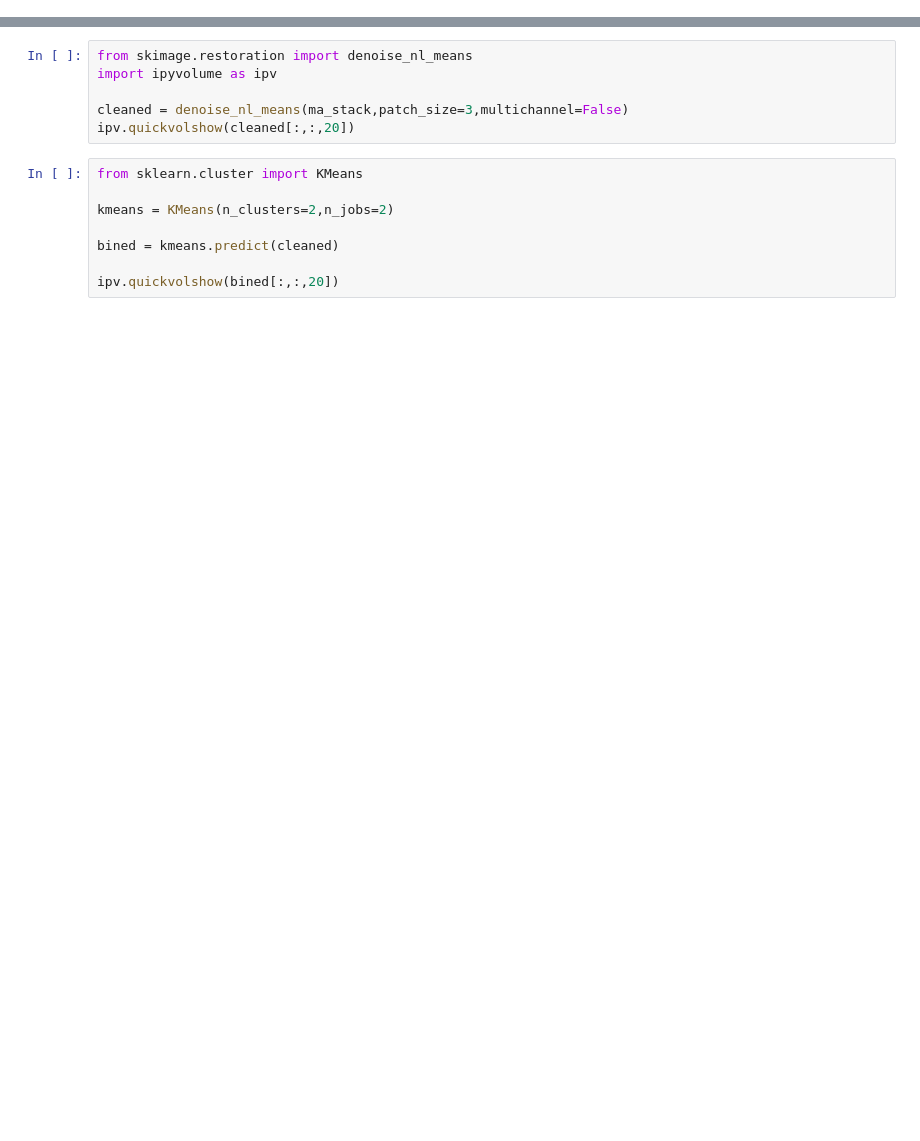
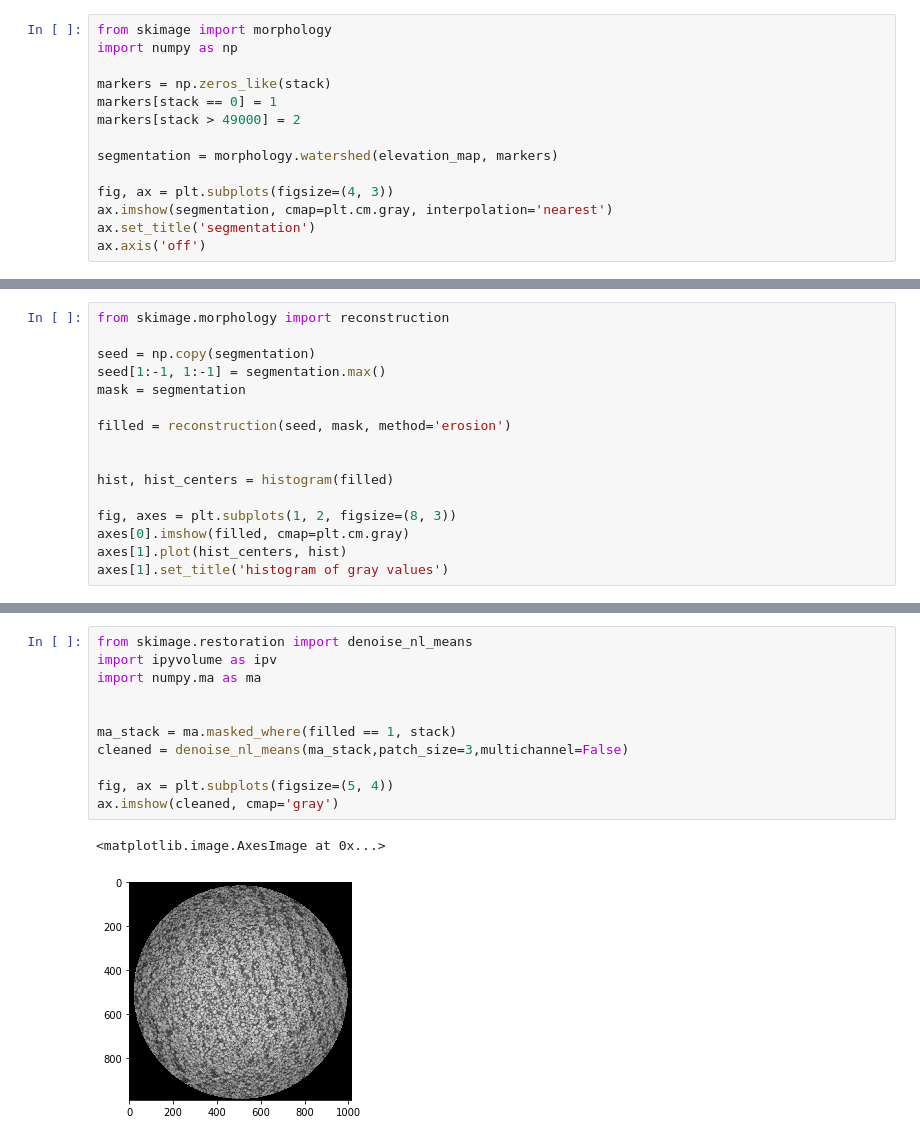
Before and after one commit to rockandsalt/image_segmentation, a Jupyter notebook: image_segmentation.ipynb, the cells around one changed output, grey strips where cells are left out. Saved outputs shown, nothing was run; the diff lists cells and outputs as text; blank space fills up the shorter version.

```diff
--- a/image_segmentation.ipynb
+++ b/image_segmentation.ipynb
@@ -23,0 +49,14 @@ ma_stack = ma.masked_where(stack <= 0, stack)
+# %%
+from skimage import morphology
+import numpy as np
+
+markers = np.zeros_like(stack)
+markers[stack == 0] = 1
+markers[stack > 49000] = 2
+
+segmentation = morphology.watershed(elevation_map, markers)
+
+fig, ax = plt.subplots(figsize=(4, 3))
+ax.imshow(segmentation, cmap=plt.cm.gray, interpolation='nearest')
+ax.set_title('segmentation')
+ax.axis('off')
@@ -23,0 +66,16 @@ ma_stack = ma.masked_where(stack <= 0, stack)
+# %%
+from skimage.morphology import reconstruction
+
+seed = np.copy(segmentation)
+seed[1:-1, 1:-1] = segmentation.max()
+mask = segmentation
+
+filled = reconstruction(seed, mask, method='erosion')
+
+
+hist, hist_centers = histogram(filled)
+
+fig, axes = plt.subplots(1, 2, figsize=(8, 3))
+axes[0].imshow(filled, cmap=plt.cm.gray)
+axes[1].plot(hist_centers, hist)
+axes[1].set_title('histogram of gray values')
@@ -24,14 +85,14 @@ ma_stack = ma.masked_where(stack <= 0, stack)
 # %%
 from skimage.restoration import denoise_nl_means
 import ipyvolume as ipv
+import numpy.ma as ma
 
+
+ma_stack = ma.masked_where(filled == 1, stack)
 cleaned = denoise_nl_means(ma_stack,patch_size=3,multichannel=False)
-ipv.quickvolshow(cleaned[:,:,20])
+
+fig, ax = plt.subplots(figsize=(5, 4))
+ax.imshow(cleaned, cmap='gray')
+# %% [output]
+<matplotlib.image.AxesImage at 0x...>
+[figure, added]
-# %%
-from sklearn.cluster import KMeans
-
-kmeans = KMeans(n_clusters=2,n_jobs=2)
-
-bined = kmeans.predict(cleaned)
-
-ipv.quickvolshow(bined[:,:,20])
```
Also changed, not shown: parts of 10 cells of this notebook.
